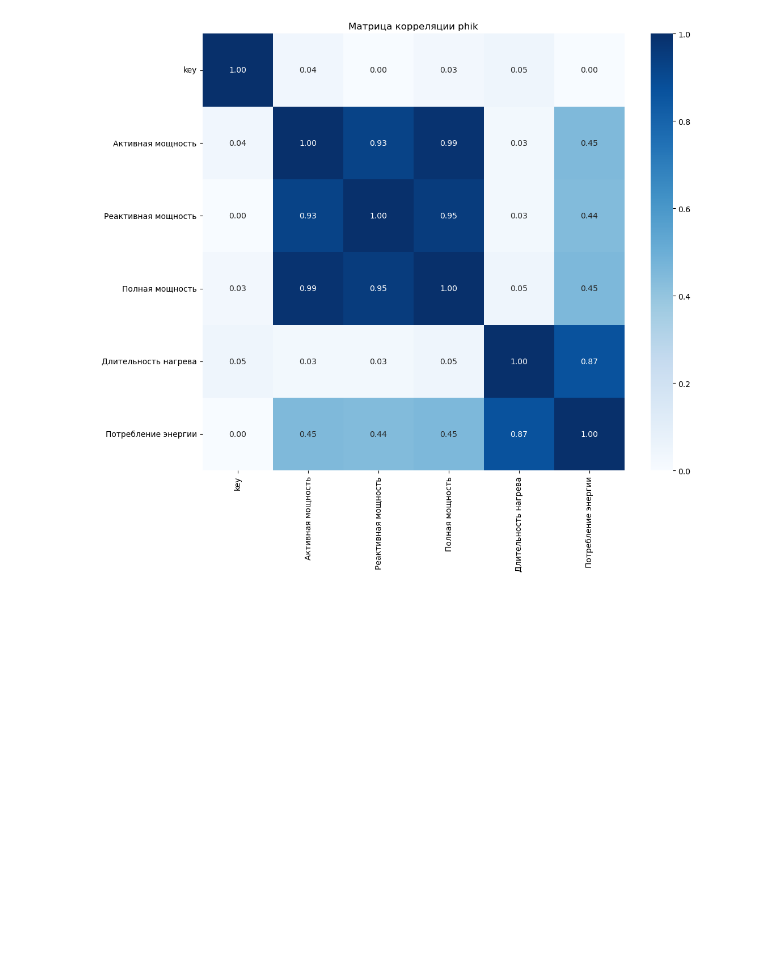
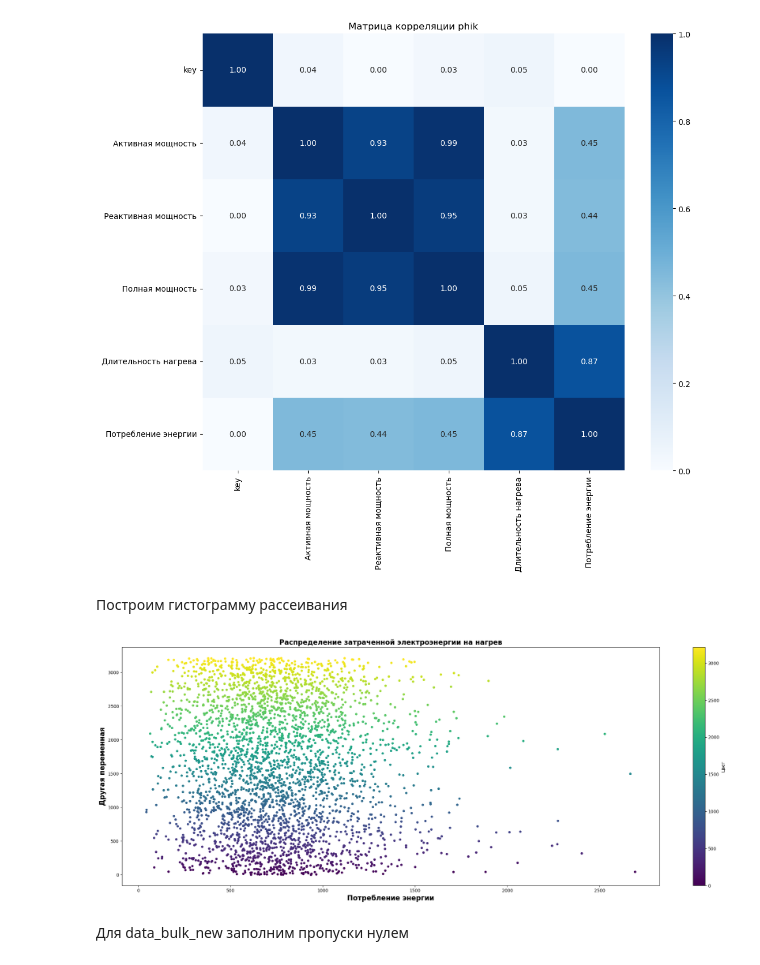
Before and after one commit to butuzovzeleboba/Industry, a Jupyter notebook: Industry.ipynb, the cells around one changed output. Cells and saved outputs as stored; diff of their text form; code cells hidden in the pictures; blank space fills up the shorter version.

```diff
--- a/Industry.ipynb
+++ b/Industry.ipynb
@@ -765,0 +820,2 @@ data_arc_new[columns_list].describe()
+# %%
+grouped_data=grouped_data.loc[grouped_data['Длительность нагрева']<=4000]
@@ -767,6 +825,19 @@ data_arc_new[columns_list].describe()
 plot_correlation_matrix_phik(data_arc_new, numerical_data(data_arc_new))
 # %% [output]
 [figure]
+# %% [markdown]
+Построим гистограмму рассеивания
+# %%
+grouped_data['Цвет'] = range(len(grouped_data))
+ax = grouped_data.plot(kind='scatter', x='Потребление энергии', y='Другая переменная', c='Цвет', colormap='viridis', grid=False, figsize=(28,10))
+ax.set_xlabel('Потребление энергии', fontsize=16, fontweight="bold", color='black')
+ax.set_ylabel('Другая переменная', fontsize=16, fontweight="bold", color='black')
+ax.set_title('Распределение затраченной электроэнергии на нагрев', fontsize=16, fontweight="bold", color='black')
+plt.show()
+# %% [output]
+[figure, added]
+# %% [markdown]
+Для data_bulk_new заполним пропуски нулем
 # %%
 data_bulk_new = data_bulk_new.fillna(0)
 data_bulk_new = data_bulk_new.drop(columns=['key'])
```
Also changed, not shown: parts of 38 cells of this notebook.
